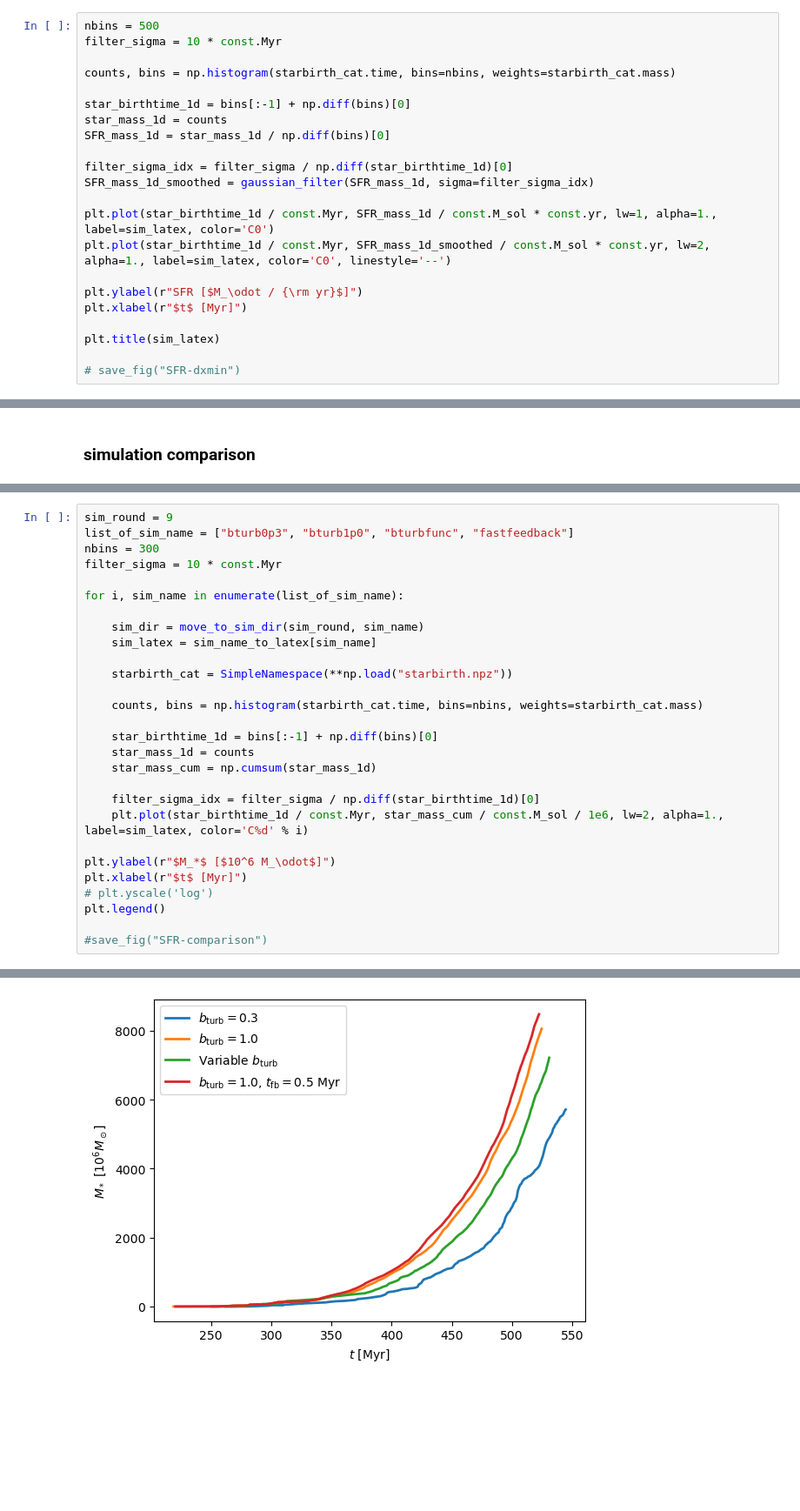
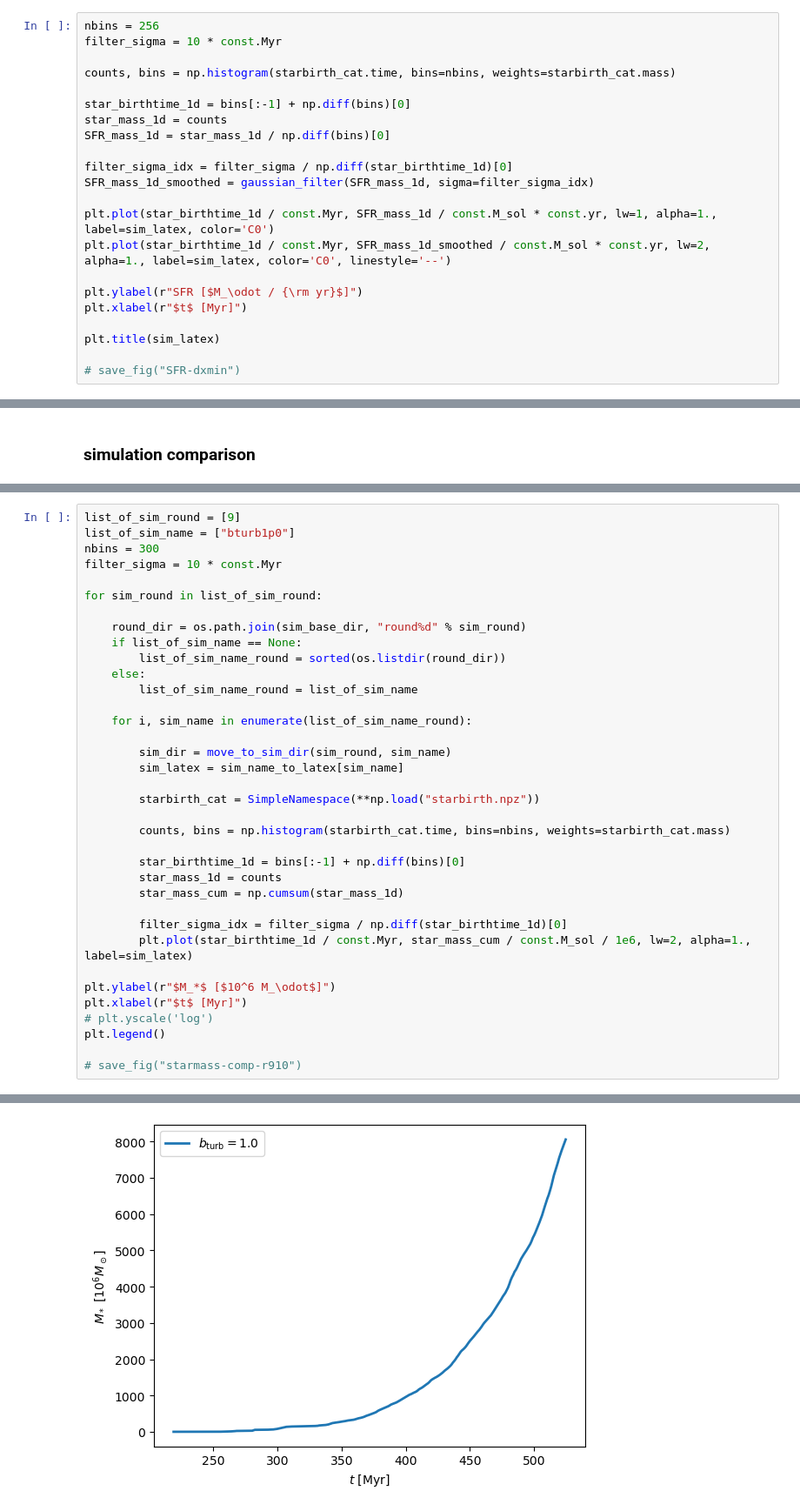
Before and after one commit to zandalman/RAMSES-analysis, a Jupyter notebook: star-formation-history.ipynb, the cells around one changed output, grey strips where cells are left out. Shown at 87% size. Saved outputs shown, nothing was run; the diff lists cells and outputs as text; blank space fills up the shorter version.

```diff
--- a/star-formation-history.ipynb
+++ b/star-formation-history.ipynb
@@ -81,5 +84,5 @@ Text(0.1, 0.9, '$t = 531~{\\rm Myr}$')
 # %%
-nbins = 500
+nbins = 256
 filter_sigma = 10 * const.Myr
 
 counts, bins = np.histogram(starbirth_cat.time, bins=nbins, weights=starbirth_cat.mass)
@@ -161,30 +275,38 @@ Moving to directory '/home/za9132/scratch/romain/round9/fastfeedback'.
 [figure]
 # %%
-sim_round = 9
-list_of_sim_name = ["bturb0p3", "bturb1p0", "bturbfunc", "fastfeedback"]
+list_of_sim_round = [9]
+list_of_sim_name = ["bturb1p0"]
 nbins = 300
 filter_sigma = 10 * const.Myr
 
-for i, sim_name in enumerate(list_of_sim_name):
+for sim_round in list_of_sim_round:
 
-    sim_dir = move_to_sim_dir(sim_round, sim_name)
-    sim_latex = sim_name_to_latex[sim_name]
+    round_dir = os.path.join(sim_base_dir, "round%d" % sim_round)
+    if list_of_sim_name == None:
+        list_of_sim_name_round = sorted(os.listdir(round_dir))
+    else:
+        list_of_sim_name_round = list_of_sim_name
 
-    starbirth_cat = SimpleNamespace(**np.load("starbirth.npz"))
+    for i, sim_name in enumerate(list_of_sim_name_round):
 
-    counts, bins = np.histogram(starbirth_cat.time, bins=nbins, weights=starbirth_cat.mass)
+        sim_dir = move_to_sim_dir(sim_round, sim_name)
+        sim_latex = sim_name_to_latex[sim_name]
 
-    star_birthtime_1d = bins[:-1] + np.diff(bins)[0]
-    star_mass_1d = counts
-    star_mass_cum = np.cumsum(star_mass_1d)
+        starbirth_cat = SimpleNamespace(**np.load("starbirth.npz"))
 
-    filter_sigma_idx = filter_sigma / np.diff(star_birthtime_1d)[0]
-    plt.plot(star_birthtime_1d / const.Myr, star_mass_cum / const.M_sol / 1e6, lw=2, alpha=1., label=sim_latex, color='C%d' % i)
+        counts, bins = np.histogram(starbirth_cat.time, bins=nbins, weights=starbirth_cat.mass)
+
+        star_birthtime_1d = bins[:-1] + np.diff(bins)[0]
+        star_mass_1d = counts
+        star_mass_cum = np.cumsum(star_mass_1d)
+
+        filter_sigma_idx = filter_sigma / np.diff(star_birthtime_1d)[0]
+        plt.plot(star_birthtime_1d / const.Myr, star_mass_cum / const.M_sol / 1e6, lw=2, alpha=1., label=sim_latex)
 
 plt.ylabel(r"$M_*$ [$10^6 M_\odot$]")
 plt.xlabel(r"$t$ [Myr]")
 # plt.yscale('log')
 plt.legend()
 
-#save_fig("SFR-comparison")
+# save_fig("starmass-comp-r910")
 # %% [output]
@@ -195,2 +314,2 @@ Moving to directory '/home/za9132/scratch/romain/round9/fastfeedback'.
 <matplotlib.legend.Legend at 0x...>
-[figure, old version]
+[figure, new version]
```
Also changed, not shown: parts of 12 cells of this notebook, 1 other file.
